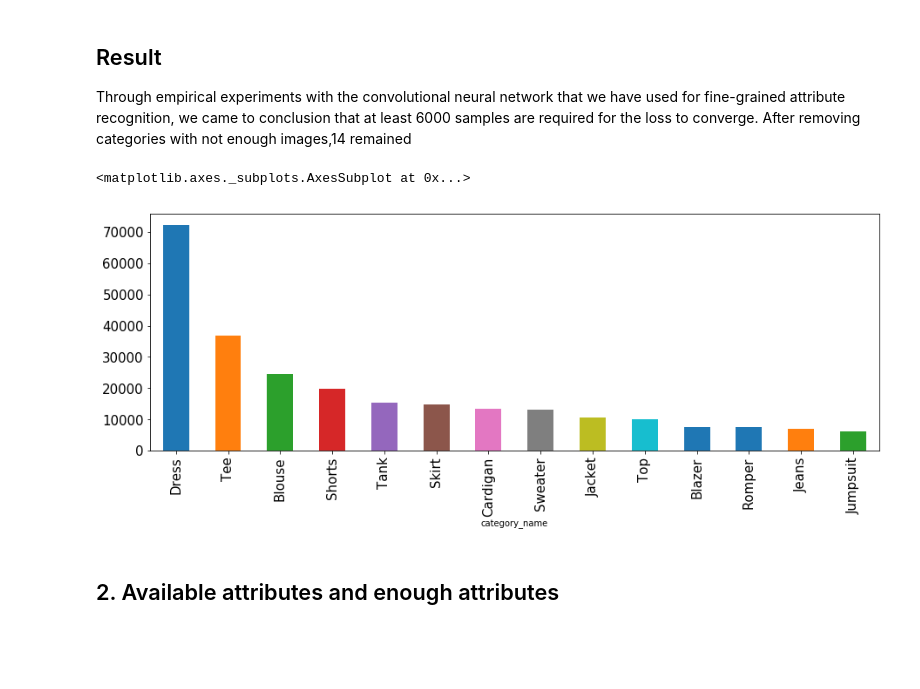
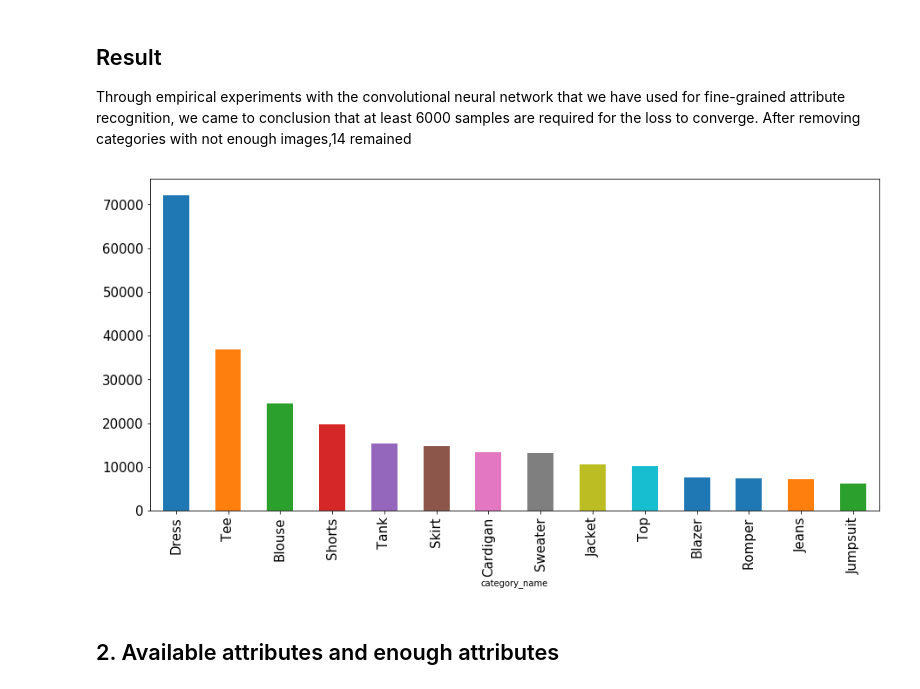
Before and after one commit to starsuzi/deep-fashion, a Jupyter notebook: implement-paper.ipynb, the cells around one changed output. Saved outputs shown, nothing was run; the diff lists cells and outputs as text; code cells hidden in the pictures; blank space fills up the shorter version.

```diff
--- a/implement-paper.ipynb
+++ b/implement-paper.ipynb
@@ -80,10 +80,10 @@ Through empirical experiments with the convolutional neural network that we have
 conclusion that at least 6000 samples are required for the loss to converge.
 After removing categories with not enough images,14 remained
 # %%
-category_frequency_sort_improved.plot(kind = 'bar', figsize=(15,5), fontsize = 15)
+category_frequency_sort_improved.plot(kind = 'bar', figsize=(15,7), fontsize = 15)
+plt.savefig('result/drop_categories.png')
 # %% [output]
-<matplotlib.axes._subplots.AxesSubplot at 0x...>
-[figure, old version]
+[figure, new version]
 # %% [markdown]
 ## 2. Available attributes and enough attributes
 # %%
```
Also changed, not shown: parts of 19 cells of this notebook, 1 other file.
